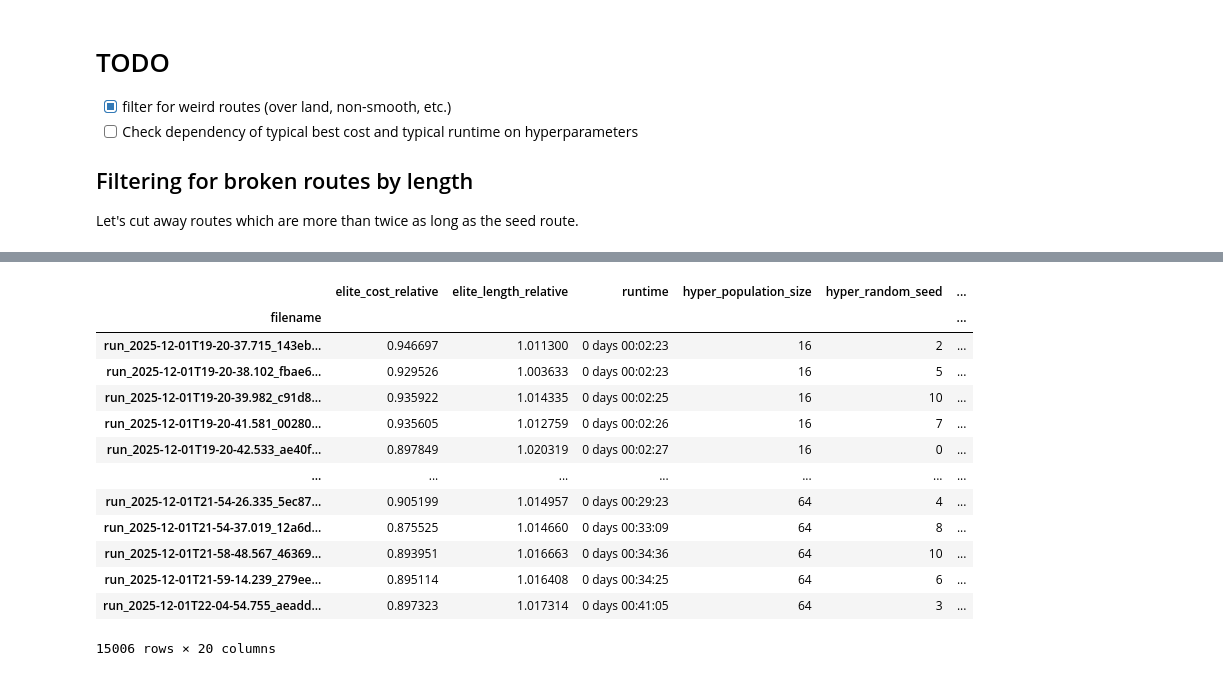
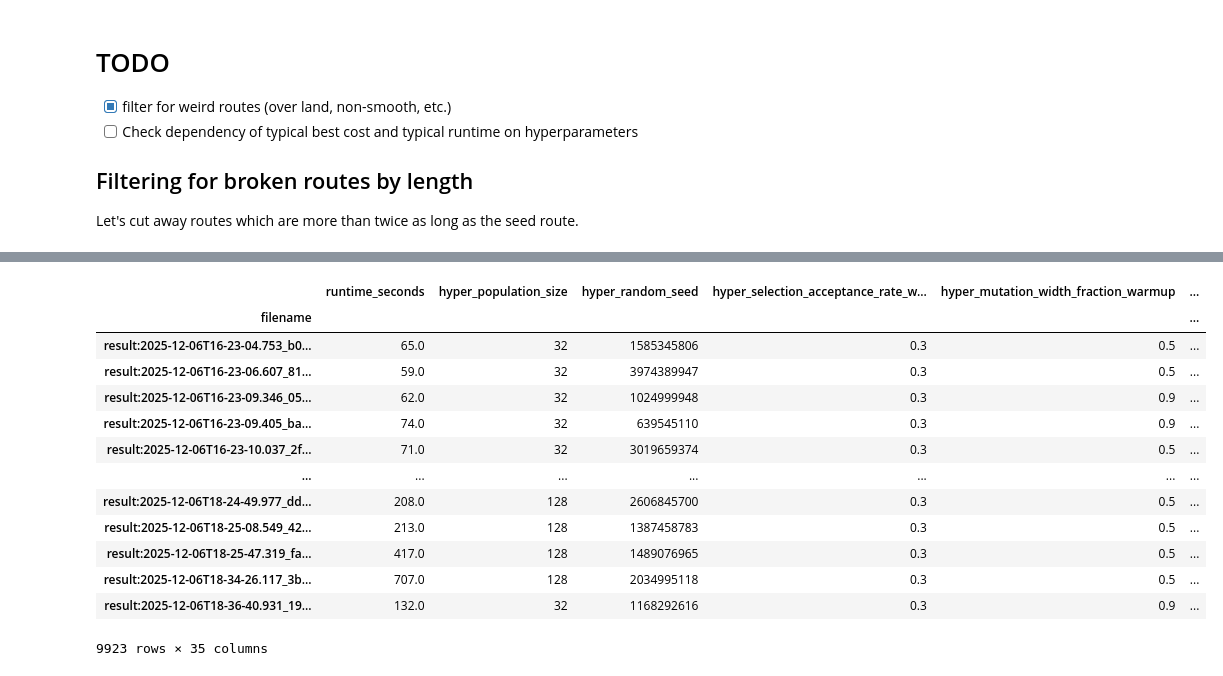
Before and after one commit to willirath/ship_routing, a Jupyter notebook: tuning/hyperparameter_tuning.ipynb, the cells around one changed output, grey strips where cells are left out. Saved outputs shown, nothing was run; the diff lists cells and outputs as text; code cells hidden in the pictures.

```diff
--- a/tuning/hyperparameter_tuning.ipynb
+++ b/tuning/hyperparameter_tuning.ipynb
@@ -59,6 +161,11 @@ def get_hyper_params_df(routing_results_dict: dict = None):
     df.index = df.index.rename("filename")
     return df
 # %%
-df_params = get_hyper_params_df(routing_results)
+df_params = pd.merge(
+    get_hyper_params_df(results),
+    get_journey_params_df(results),
+    left_index=True,
+    right_index=True,
+)
 df_params
 # %% [output]
@@ -93,7 +220,7 @@ def get_runtime(routing_results_dict: dict = None):
     df = df.assign(runtime_seconds=df.runtime.dt.total_seconds())
     return df
 # %%
-df_runtime = get_runtime(routing_results)
+df_runtime = get_runtime(results)
 df_runtime
 # %% [output]
 |  | runtime | runtime_seconds |
@@ -130,7 +262,7 @@ def get_elite(routing_results_dict: dict = None):
         )
     return pd.DataFrame.from_records(_records).set_index("filename")
 # %%
-df_elite = get_elite(routing_results)
+df_elite = get_elite(results)
 df_elite
 # %% [output]
 |  | n_elite | elite_length_meters | elite_length_relative | elite_cost_absolute | elite_cost_relative |
@@ -189,6 +301,5 @@ df_merged = (
     .merge(df_elite, left_index=True, right_index=True, how="inner")
     .merge(df_runtime, left_index=True, right_index=True, how="inner")
 )
-df_merged = df_merged.loc[good_filenames]
 df_merged
 # %% [output]
@@ -223,27 +340,26 @@ Index(['hyper_population_size', 'hyper_random_seed', 'hyper_generations',
 # %%
 df_analysis = (
   df_merged
   .groupby(level=0)  # group by filename
   .agg({
-      'elite_cost_relative': 'min',  # best cost
-      'elite_length_relative': 'min',  # best cost
-      'runtime': 'first',  # same for all rows
-      **{col: 'first' for col in df_merged.columns if col.startswith('hyper_')}
+      'runtime_seconds': 'first',  # same for all rows
+      **{col: 'first' for col in df_merged.columns if col.startswith('hyper_') or col.startswith('journey_')},
+      **{col: 'first' for col in df_merged.columns if col.startswith('elite_')}
   })
 )
 df_analysis
 # %% [output]
-|  | elite_cost_relative | elite_length_relative | runtime | hyper_population_size | hyper_random_seed | ... |
+|  | runtime_seconds | hyper_population_size | hyper_random_seed | hyper_selection_acceptance_rate_w... | hyper_mutation_width_fraction_warmup | ... |
 | filename |  |  |  |  |  | ... |
-| run_2025-12-01T19-20-37.715_143eb... | 0.946697 | 1.011300 | 0 days 00:02:23 | 16 | 2 | ... |
-| run_2025-12-01T19-20-38.102_fbae6... | 0.929526 | 1.003633 | 0 days 00:02:23 | 16 | 5 | ... |
-| run_2025-12-01T19-20-39.982_c91d8... | 0.935922 | 1.014335 | 0 days 00:02:25 | 16 | 10 | ... |
-| run_2025-12-01T19-20-41.581_00280... | 0.935605 | 1.012759 | 0 days 00:02:26 | 16 | 7 | ... |
-| run_2025-12-01T19-20-42.533_ae40f... | 0.897849 | 1.020319 | 0 days 00:02:27 | 16 | 0 | ... |
+| result:2025-12-06T16-23-04.753_b0... | 65.0 | 32 | 1585345806 | 0.3 | 0.5 | ... |
+| result:2025-12-06T16-23-06.607_81... | 59.0 | 32 | 3974389947 | 0.3 | 0.5 | ... |
+| result:2025-12-06T16-23-09.346_05... | 62.0 | 32 | 1024999948 | 0.3 | 0.9 | ... |
+| result:2025-12-06T16-23-09.405_ba... | 74.0 | 32 | 639545110 | 0.3 | 0.9 | ... |
+| result:2025-12-06T16-23-10.037_2f... | 71.0 | 32 | 3019659374 | 0.3 | 0.5 | ... |
 | ... | ... | ... | ... | ... | ... | ... |
-| run_2025-12-01T21-54-26.335_5ec87... | 0.905199 | 1.014957 | 0 days 00:29:23 | 64 | 4 | ... |
-| run_2025-12-01T21-54-37.019_12a6d... | 0.875525 | 1.014660 | 0 days 00:33:09 | 64 | 8 | ... |
-| run_2025-12-01T21-58-48.567_46369... | 0.893951 | 1.016663 | 0 days 00:34:36 | 64 | 10 | ... |
-| run_2025-12-01T21-59-14.239_279ee... | 0.895114 | 1.016408 | 0 days 00:34:25 | 64 | 6 | ... |
-| run_2025-12-01T22-04-54.755_aeadd... | 0.897323 | 1.017314 | 0 days 00:41:05 | 64 | 3 | ... |
+| result:2025-12-06T18-24-49.977_dd... | 208.0 | 128 | 2606845700 | 0.3 | 0.5 | ... |
+| result:2025-12-06T18-25-08.549_42... | 213.0 | 128 | 1387458783 | 0.3 | 0.5 | ... |
+| result:2025-12-06T18-25-47.319_fa... | 417.0 | 128 | 1489076965 | 0.3 | 0.5 | ... |
+| result:2025-12-06T18-34-26.117_3b... | 707.0 | 128 | 2034995118 | 0.3 | 0.5 | ... |
+| result:2025-12-06T18-36-40.931_19... | 132.0 | 32 | 1168292616 | 0.3 | 0.9 | ... |
-15006 rows × 20 columns
+9923 rows × 35 columns
```
Also changed, not shown: parts of 38 cells of this notebook.
